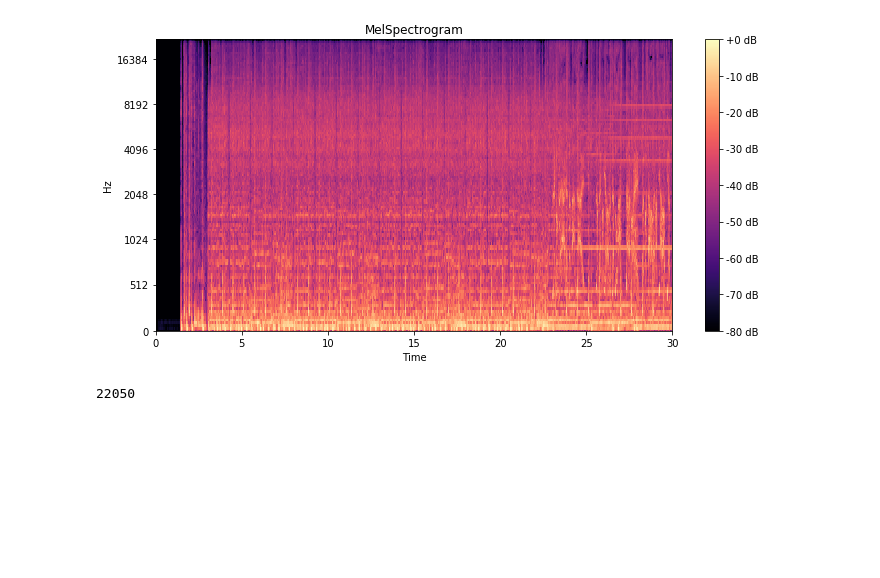
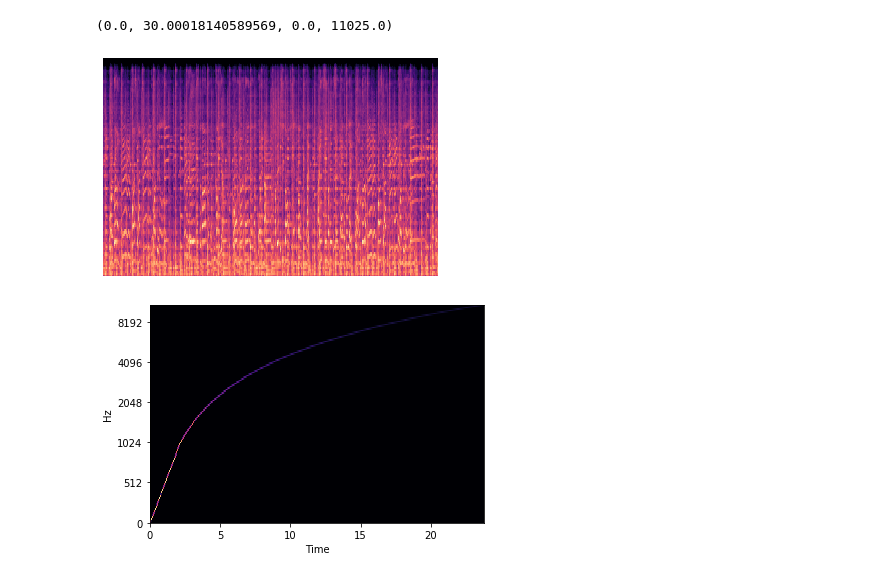
Before and after one commit to GuillermoOvejeroSanchez/Music_Genre_Classifier, a Jupyter notebook: MelSpectogram.ipynb, the cells around one changed output. Cells and saved outputs as stored; diff of their text form; code cells hidden in the pictures; blank space fills up the shorter version.

```diff
--- a/MelSpectogram.ipynb
+++ b/MelSpectogram.ipynb
@@ -1,23 +1,45 @@
 # %%
 #ffmpeg installed??
 #install librosa on anaconda
 import librosa
 import librosa.display
 import matplotlib.pyplot as plt
 import numpy as np
-file_location = './desakato.mp3'
+
+file_location = './data/genres_original/blues/blues.00000.wav'
+y, sr = librosa.load(file_location)
+whale_song,_ = librosa.effects.trim(y)
+n_mels = 128
+hop_length = 512
+n_fft = 2048
+
+mel = librosa.filters.mel(sr=sr, n_fft=n_fft, n_mels=n_mels)
 y, sr = librosa.load(file_location, duration=30.0)
-melSpec = librosa.feature.melspectrogram(y=y, sr=sr, n_mels=128)
-melSpec_dB = librosa.power_to_db(melSpec, ref=np.max)
-plt.figure(figsize=(10, 5))
-librosa.display.specshow(melSpec_dB, x_axis='time', y_axis='mel', sr=sr, fmax=22050)
-plt.colorbar(format='%+1.0f dB')
-plt.title("MelSpectrogram")
-plt.tight_layout()
-plt.show()
+whale_song,_ = librosa.effects.trim(y)
+
+S = librosa.feature.melspectrogram(whale_song, sr=sr, n_fft=n_fft, hop_length=hop_length, n_mels=n_mels)
+S_DB = librosa.power_to_db(S, ref=np.max)
+
+librosa.display.specshow(S_DB, sr=sr, hop_length=hop_length, x_axis='time', y_axis='mel');
+#plt.colorbar(format='%+2.0f dB');
+plt.axis('off')
 # %% [output]
+(0.0, 30.00018140589569, 0.0, 11025.0)
-[figure, old version]
+[figure, new version]
-# %%
-sr
-# %% [output]
-22050
+# %%
+file_location = './data/genres_original/blues/blues.00000.wav'
+y, sr = librosa.load(file_location)
+whale_song,_ = librosa.effects.trim(y)
+n_mels = 128
+hop_length = 512
+n_fft = 2048
+
+
+S = librosa.feature.melspectrogram(whale_song, sr=sr, n_fft=n_fft, hop_length=hop_length, n_mels=n_mels)
+fft_windows = librosa.stft(whale_song, n_fft=n_fft, hop_length=hop_length)
+magnitude = np.abs(fft_windows)**2
+mel = librosa.filters.mel(sr=sr, n_fft=n_fft, n_mels=n_mels)
+
+librosa.display.specshow(mel, sr=sr, hop_length=hop_length, x_axis='time', y_axis='mel');
+# %% [output]
+[figure, added]
```
Also changed, not shown: 2 other files.
